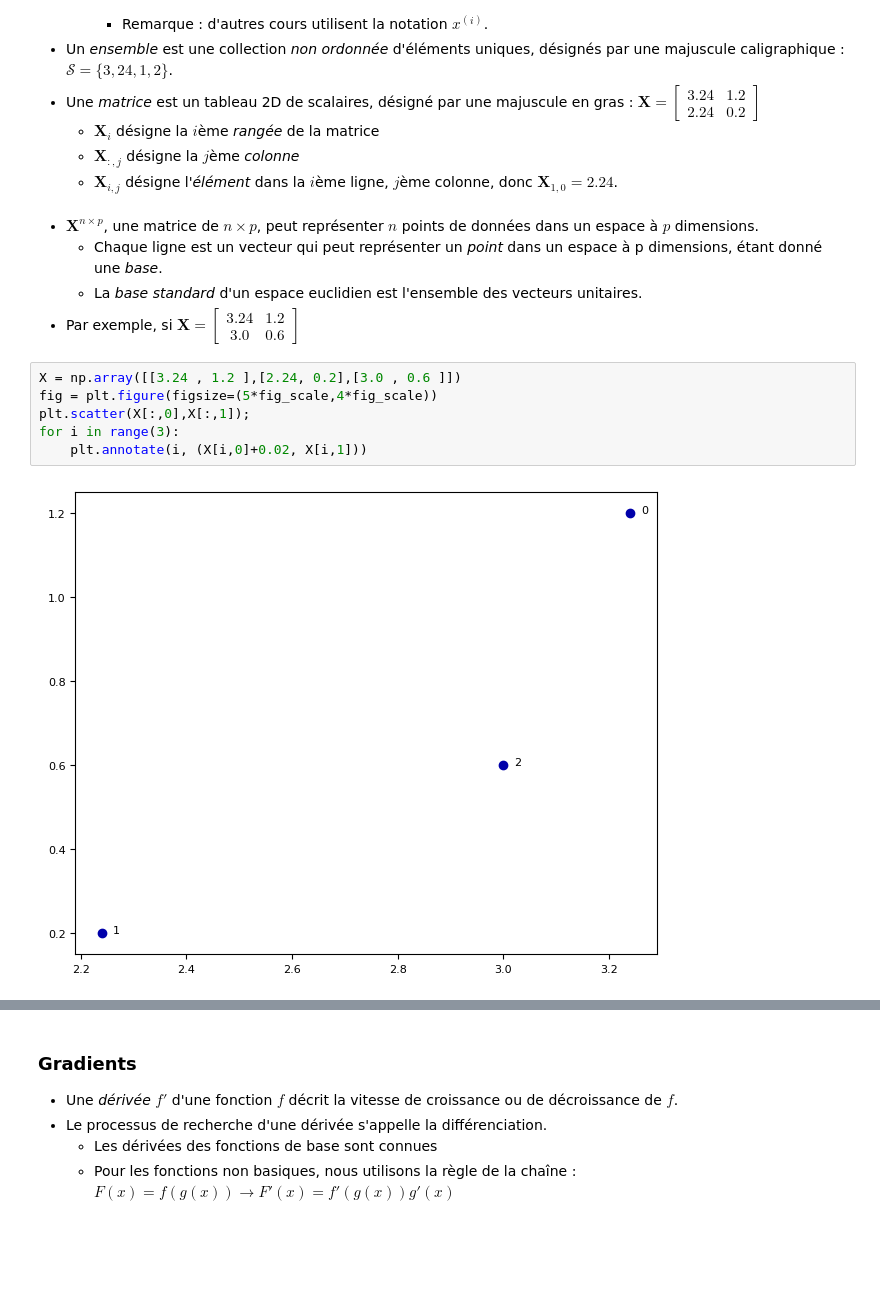
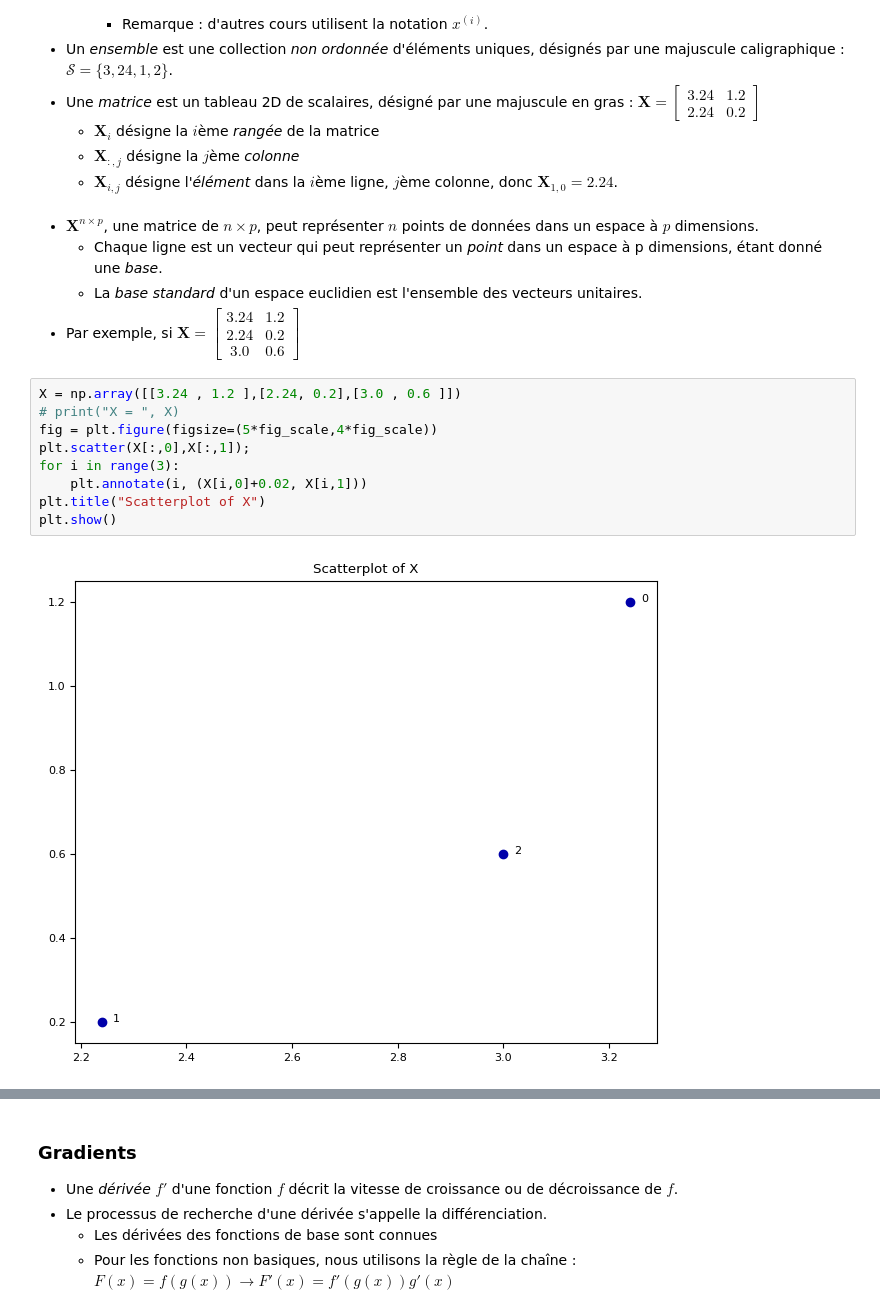
Before and after one commit to dataafriquehub/Formation_Intermediaire, a Jupyter notebook: Machine Learning/2. Apprentissage Supervisé - Modèles Linéaires.ipynb, the cells around one changed output, grey strips where cells are left out. Drawn from its saved outputs; the diff is of its cells as text; blank space fills up the shorter version.

```diff
--- a/Machine Learning/2. Apprentissage Supervisé - Modèles Linéaires.ipynb
+++ b/Machine Learning/2. Apprentissage Supervisé - Modèles Linéaires.ipynb
@@ -45,16 +45,20 @@ else: # Pour l'affichage
     * La _base standard_ d'un espace euclidien est l'ensemble des vecteurs unitaires.
 * Par exemple, si $\mathbf{X}=\begin{bmatrix}
 3.24 & 1.2 \\
+2.24 & 0.2 \\
 3.0 & 0.6
 \end{bmatrix}$
 # %%
 X = np.array([[3.24 , 1.2 ],[2.24, 0.2],[3.0 , 0.6 ]])
+# print("X = ", X)
 fig = plt.figure(figsize=(5*fig_scale,4*fig_scale))
 plt.scatter(X[:,0],X[:,1]);
 for i in range(3):
     plt.annotate(i, (X[i,0]+0.02, X[i,1]))
+plt.title("Scatterplot of X")
+plt.show()
 # %% [output]
-[figure, old version]
+[figure, new version]
 # %% [markdown]
 * Un _tenseur_ est un tableau de données à _k_ dimensions, désigné par une majuscule en italique : $T$
     * _k_ est également appelé ordre, degré ou rang
```
Also changed, not shown: parts of 30 cells of this notebook, 3 other files.
